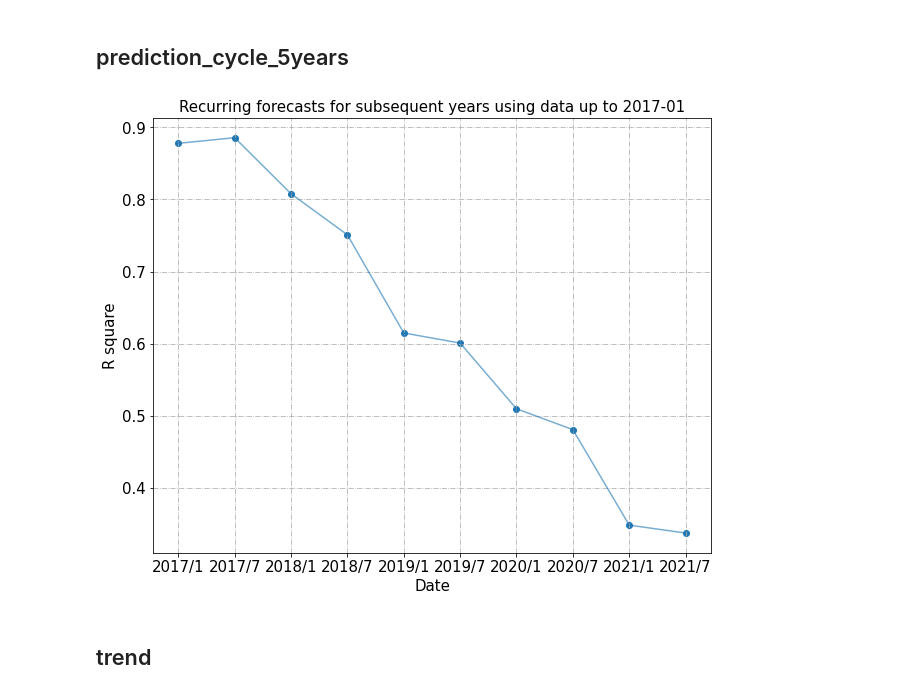
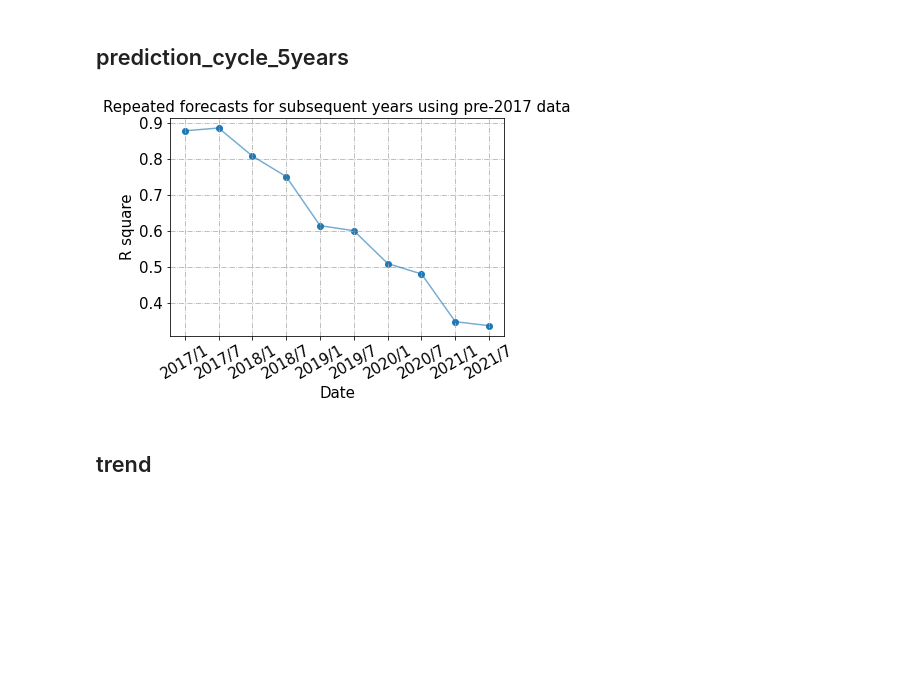
Before and after one commit to jiashenggu/ai_in_bio, a Jupyter notebook: pubmed_figure_2022.ipynb, the cells around one changed output. Cells and saved outputs as stored; diff of their text form; code cells hidden in the pictures; blank space fills up the shorter version.

Commit message:
x axis rotation

```diff
--- a/pubmed_figure_2022.ipynb
+++ b/pubmed_figure_2022.ipynb
@@ -68,23 +68,23 @@ plt.show()
 # %%
 import matplotlib.pyplot as plt
 import pandas as pd
-plt.figure(figsize=(10, 8))
+
 lasso_r2_cycle_5 = pd.read_csv(
     '/home/jiasheng/ai_in_bio/lasso_cycle_5_2022.csv', index_col=0)
 plt.plot(lasso_r2_cycle_5.iloc[33:]["date"].to_list(),
          lasso_r2_cycle_5.iloc[33:]["lasso_r2"].to_numpy(), alpha=0.6)
 
 plt.scatter(lasso_r2_cycle_5.iloc[33:]["date"].to_list(),
          lasso_r2_cycle_5.iloc[33:]["lasso_r2"].to_numpy())
 plt.xlabel("Date", fontsize=15)
 plt.ylabel("R square", fontsize=15)
-plt.title("Recurring forecasts for subsequent years using data up to 2017-01", fontsize=15)
-plt.xticks(fontsize=15)
+plt.title("Repeated forecasts for subsequent years using pre-2017 data", fontsize=15)
+plt.xticks(fontsize=15, rotation=30)
 plt.yticks(fontsize=15)
 plt.grid(linestyle = '-.')
 plt.savefig("picture/prediction_cycle_5years.pdf")
 # %% [output]
-[figure, old version]
+[figure, new version]
 # %% [markdown]
 ## trend
 # %%
```
Also changed, not shown: 1 other file.
